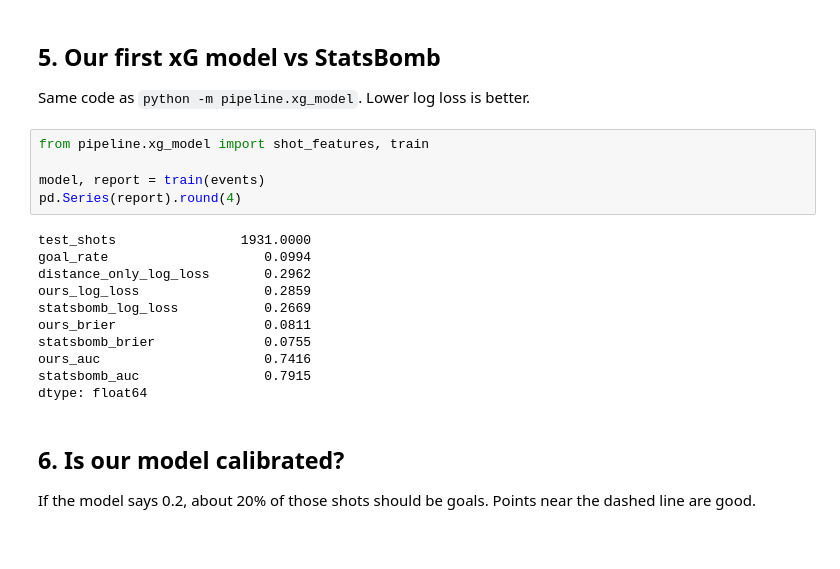
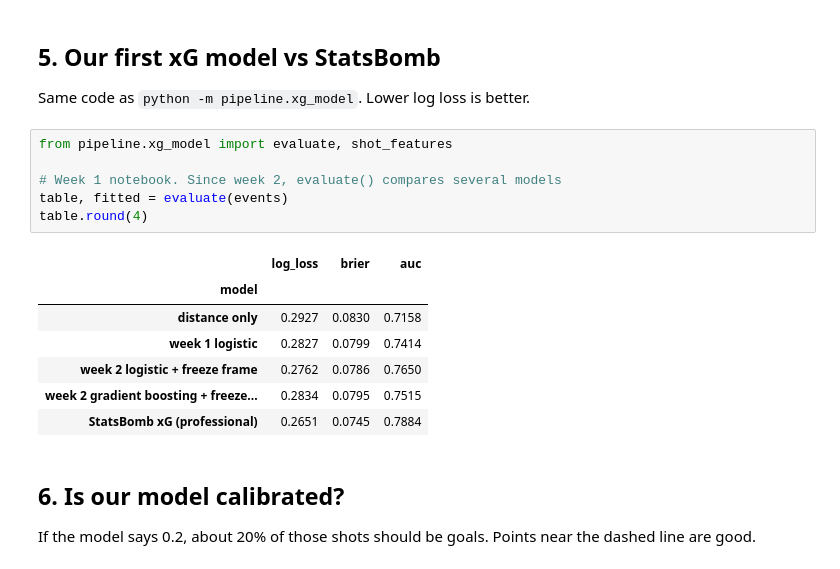
Before and after one commit to nainghtoochun/undervalued-player-finder, a Jupyter notebook: notebooks/01_explore_premier_league.ipynb, the cells around one changed output. Cells and saved outputs as stored; diff of their text form.

```diff
--- a/notebooks/01_explore_premier_league.ipynb
+++ b/notebooks/01_explore_premier_league.ipynb
@@ -104,21 +104,19 @@ plt.show()
 
 Same code as `python -m pipeline.xg_model`. Lower log loss is better.
 # %%
-from pipeline.xg_model import shot_features, train
+from pipeline.xg_model import evaluate, shot_features
 
-model, report = train(events)
-pd.Series(report).round(4)
+# Week 1 notebook. Since week 2, evaluate() compares several models
+table, fitted = evaluate(events)
+table.round(4)
 # %% [output]
-test_shots                1931.0000
-goal_rate                    0.0994
-distance_only_log_loss       0.2962
-ours_log_loss                0.2859
-statsbomb_log_loss           0.2669
-ours_brier                   0.0811
-statsbomb_brier              0.0755
-ours_auc                     0.7416
-statsbomb_auc                0.7915
-dtype: float64
+|  | log_loss | brier | auc |
+| model |  |  |  |
+| distance only | 0.2927 | 0.0830 | 0.7158 |
+| week 1 logistic | 0.2827 | 0.0799 | 0.7414 |
+| week 2 logistic + freeze frame | 0.2762 | 0.0786 | 0.7650 |
+| week 2 gradient boosting + freeze... | 0.2834 | 0.0795 | 0.7515 |
+| StatsBomb xG (professional) | 0.2651 | 0.0745 | 0.7884 |
 # %% [markdown]
 ## 6. Is our model calibrated?
 
```
Also changed, not shown: parts of 3 cells of this notebook, 12 other files.
